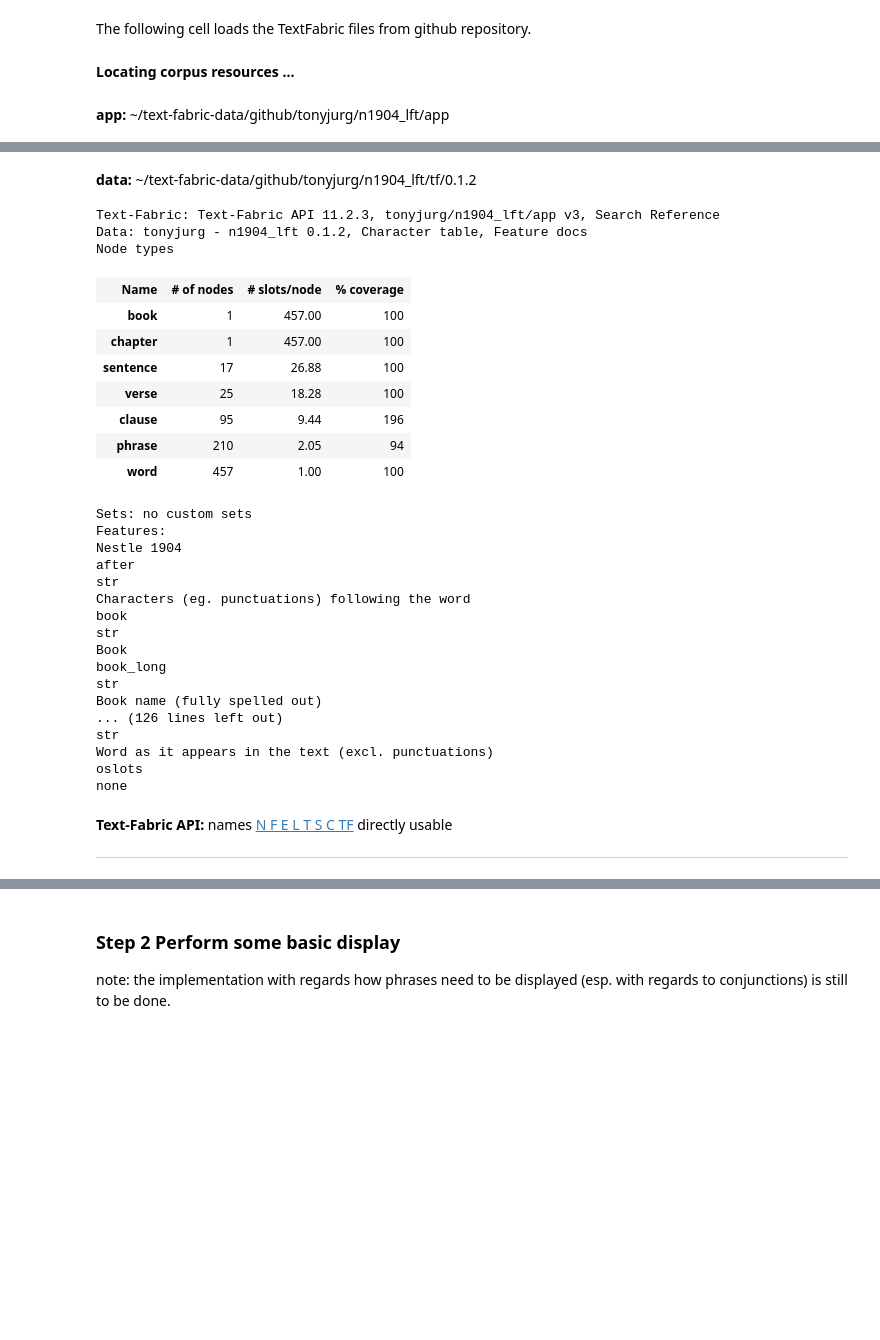
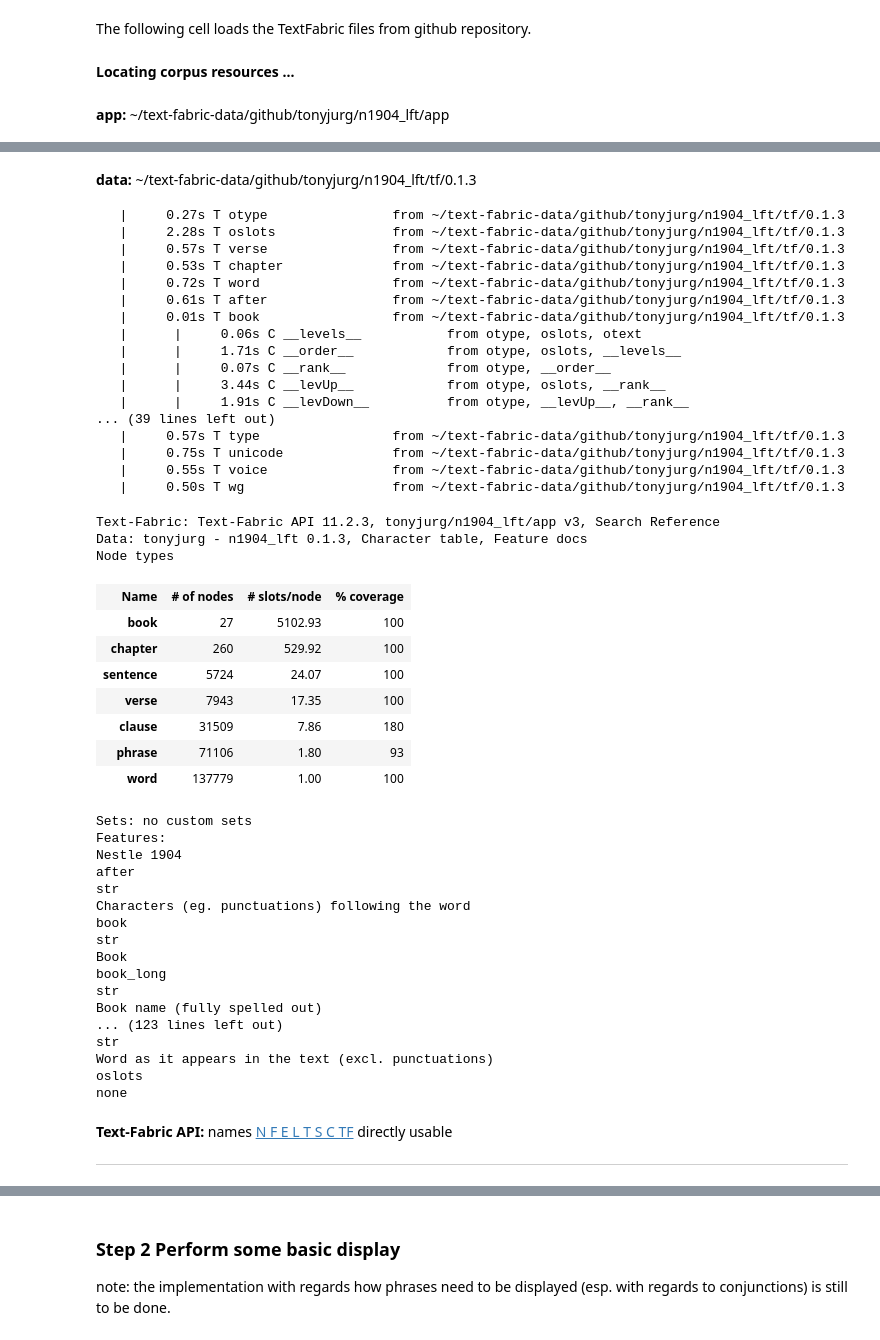
Before and after one commit to tonyjurg/Nestle1904LFT, a Jupyter notebook: CreateTFfromLowFatXML_sorted.ipynb, the cells around one changed output, grey strips where cells are left out. Cells and saved outputs as stored; diff of their text form; code cells hidden in the pictures; blank space fills up the shorter version.

```diff
--- a/CreateTFfromLowFatXML_sorted.ipynb
+++ b/CreateTFfromLowFatXML_sorted.ipynb
@@ -965,7 +960,7 @@ from tf.app import use
 The following cell loads the TextFabric files from github repository.
 # %%
 # Loading-the-New-Testament-Text-Fabric (add a specific version, eg. 0.1.2)
-NA = use ("tonyjurg/n1904_lft", version="0.1.2", hoist=globals())
+NA = use ("tonyjurg/n1904_lft", version="0.1.3", hoist=globals())
 # %% [output]
 **Locating corpus resources ...**
 app: ~/text-fabric-data/github/tonyjurg/n1904_lft/app
@@ -972,32 +984,49 @@ app: ~/text-fabric-data/github/tonyjurg/n1904_lft/app
-data: ~/text-fabric-data/github/tonyjurg/n1904_lft/tf/0.1.2
+data: ~/text-fabric-data/github/tonyjurg/n1904_lft/tf/0.1.3
-Text-Fabric: Text-Fabric API 11.2.3, tonyjurg/n1904_lft/app v3, Search Reference
-Data: tonyjurg - n1904_lft 0.1.2, Character table, Feature docs
-Node types
+   |     0.27s T otype                from ~/text-fabric-data/github/tonyjurg/n1904_lft/tf/0.1.3
+   |     2.28s T oslots               from ~/text-fabric-data/github/tonyjurg/n1904_lft/tf/0.1.3
+   |     0.57s T verse                from ~/text-fabric-data/github/tonyjurg/n1904_lft/tf/0.1.3
+   |     0.53s T chapter              from ~/text-fabric-data/github/tonyjurg/n1904_lft/tf/0.1.3
+   |     0.72s T word                 from ~/text-fabric-data/github/tonyjurg/n1904_lft/tf/0.1.3
+   |     0.61s T after                from ~/text-fabric-data/github/tonyjurg/n1904_lft/tf/0.1.3
+   |     0.01s T book                 from ~/text-fabric-data/github/tonyjurg/n1904_lft/tf/0.1.3
+   |      |     0.06s C __levels__           from otype, oslots, otext
+   |      |     1.71s C __order__            from otype, oslots, __levels__
+   |      |     0.07s C __rank__             from otype, __order__
+   |      |     3.44s C __levUp__            from otype, oslots, __rank__
+   |      |     1.91s C __levDown__          from otype, __levUp__, __rank__
+... (39 lines left out)
+   |     0.57s T type                 from ~/text-fabric-data/github/tonyjurg/n1904_lft/tf/0.1.3
+   |     0.75s T unicode              from ~/text-fabric-data/github/tonyjurg/n1904_lft/tf/0.1.3
+   |     0.55s T voice                from ~/text-fabric-data/github/tonyjurg/n1904_lft/tf/0.1.3
+   |     0.50s T wg                   from ~/text-fabric-data/github/tonyjurg/n1904_lft/tf/0.1.3
+Text-Fabric: Text-Fabric API 11.2.3, tonyjurg/n1904_lft/app v3, Search Reference
+Data: tonyjurg - n1904_lft 0.1.3, Character table, Feature docs
+Node types
 | Name | # of nodes | # slots/node | % coverage |
-| book | 1 | 457.00 | 100 |
-| chapter | 1 | 457.00 | 100 |
-| sentence | 17 | 26.88 | 100 |
-| verse | 25 | 18.28 | 100 |
-| clause | 95 | 9.44 | 196 |
-| phrase | 210 | 2.05 | 94 |
-| word | 457 | 1.00 | 100 |
+| book | 27 | 5102.93 | 100 |
+| chapter | 260 | 529.92 | 100 |
+| sentence | 5724 | 24.07 | 100 |
+| verse | 7943 | 17.35 | 100 |
+| clause | 31509 | 7.86 | 180 |
+| phrase | 71106 | 1.80 | 93 |
+| word | 137779 | 1.00 | 100 |
-Sets: no custom sets
-Features:
-Nestle 1904
-after
-str
-Characters (eg. punctuations) following the word
-book
-str
-Book
-book_long
-str
-Book name (fully spelled out)
-... (126 lines left out)
-str
-Word as it appears in the text (excl. punctuations)
-oslots
-none
+Sets: no custom sets
+Features:
+Nestle 1904
+after
+str
+Characters (eg. punctuations) following the word
+book
+str
+Book
+book_long
+str
+Book name (fully spelled out)
+... (123 lines left out)
+str
+Word as it appears in the text (excl. punctuations)
+oslots
+none
 Text-Fabric API: names N F E L T S C TF directly usable
 # %%
 N.otypeRank
```
Also changed, not shown: parts of 7 cells of this notebook.
